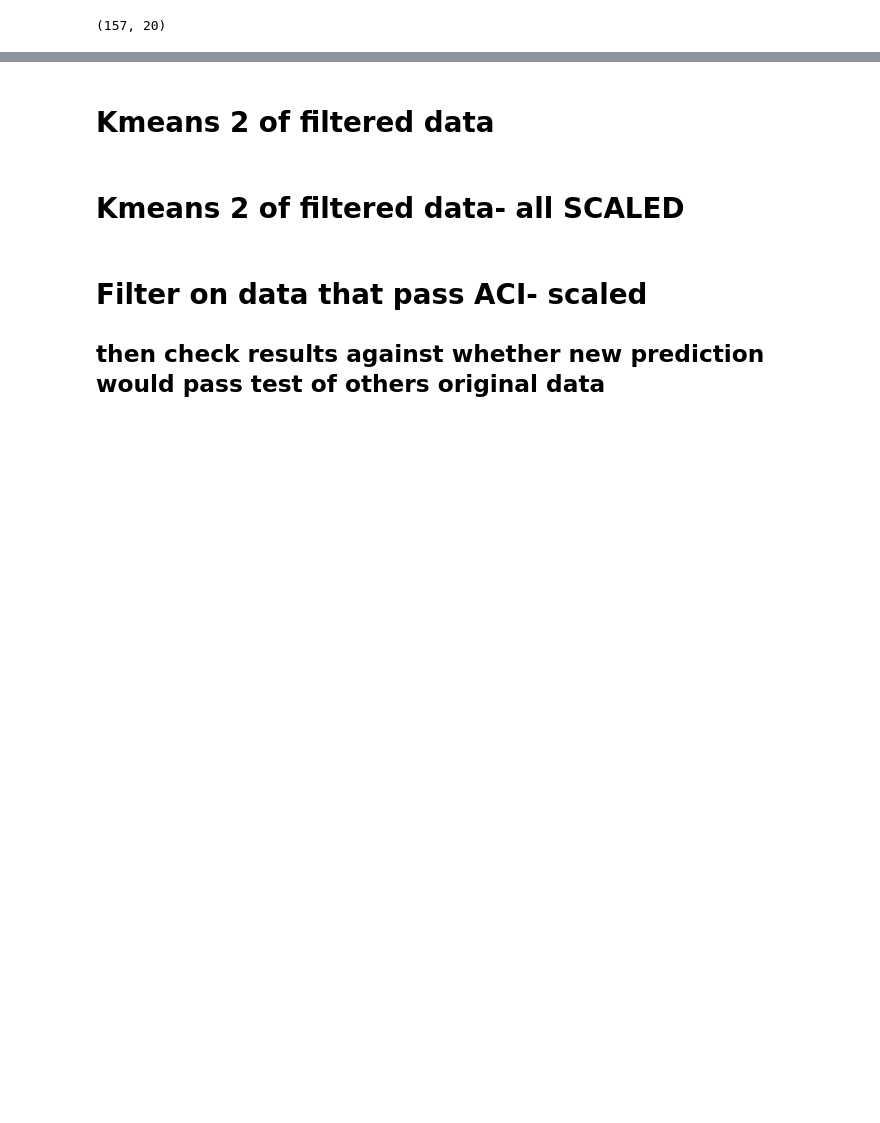
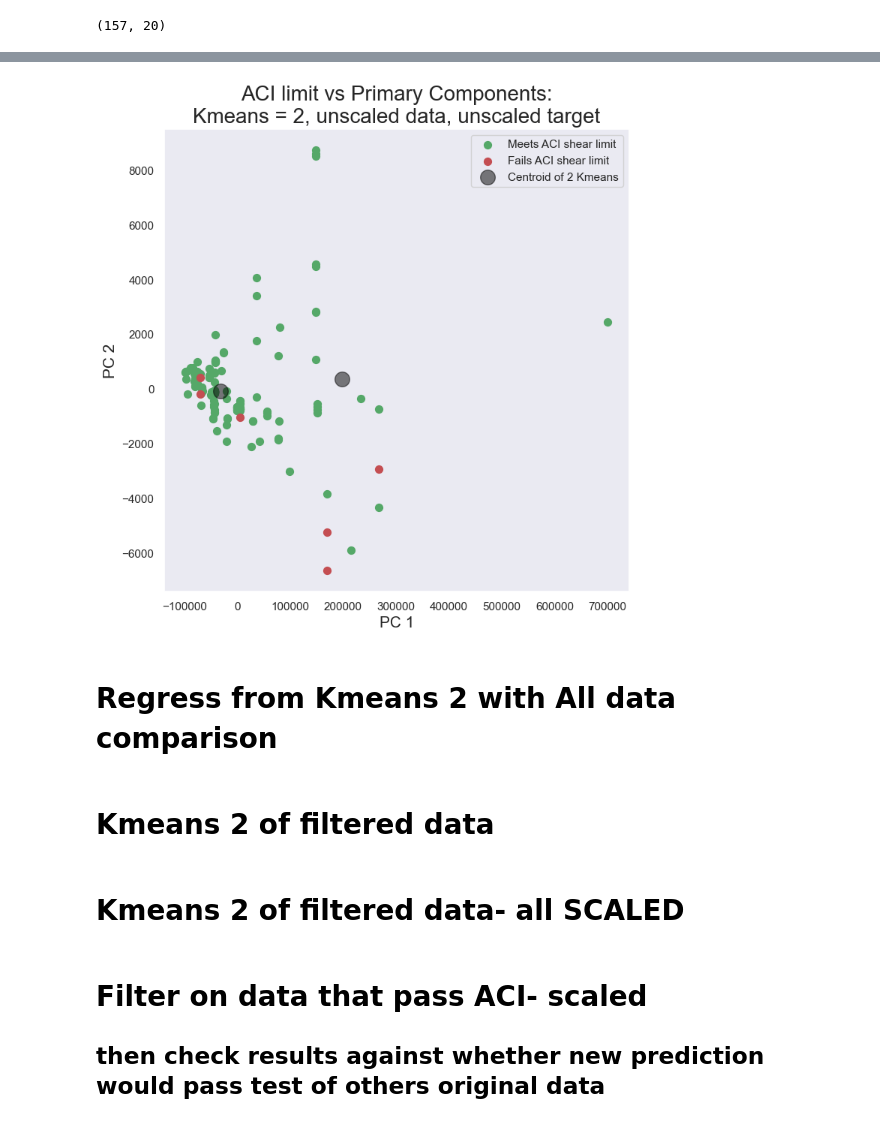
Before and after one commit to adomakor412/MSNT_Thesis_ML_CE, a Jupyter notebook: dfexp_prediction.ipynb, the cells around one changed output, grey strips where cells are left out. Cells and saved outputs as stored; diff of their text form; code cells hidden in the pictures; blank space fills up the shorter version.

```diff
--- a/dfexp_prediction.ipynb
+++ b/dfexp_prediction.ipynb
@@ -688,3 +717,52 @@ plt.savefig(f"ACI_limit_{n_component}_PCA_centroid_Comparison_2Kmeans.png")
+# %%
+PCA_col_20 = ['PC 1','PC 2','PC 3','PC 4','PC 5','PC 6','PC 7','PC 8', 'PC 9','PC 10',
+            'PC 11','PC 12','PC 13','PC 14','PC 15','PC 16','PC 17','PC 18','PC 19','PC 20']
+finalDF = pd.DataFrame(principalComponents, columns=PCA_col_20)
+
+Z=finalDF[['PC 1','PC 2']]
+X=finalDF[['PC 1']]
+Y=finalDF[['PC 2']]
+
+Z=finalDF[['PC 1','PC 2']]
+connectivity_centroid=KMeans(n_clusters=2)
+connectivity_centroid.fit(Z)
+y_kmeans = connectivity_centroid.predict(Z)
+# %%
+varTitle = "Kmeans = 2, unscaled data, unscaled target"
+x = dfexp[dfexp.columns[:-1]]
+
+fig = plt.figure(figsize = (8,8))
+ax = fig.add_subplot(1,1,1)
+ax.set_xlabel('PC 1', fontsize = 15)
+ax.set_ylabel('PC 2', fontsize = 15)
+ax.set_title(f'ACI limit vs Primary Components:\n{varTitle}', fontsize = 20)
+
+#targets = x['Target'].unique()
+targets = dfexp['Target'].unique()
+colors = ['g', 'r']
+for target, color in zip(targets,colors):
+    #indicesToKeep = x['Target'] == target
+    indicesToKeep = dfexp['Target'] == target
+    ax.scatter(finalDF.loc[finalDF.index[indicesToKeep], 'PC 1']
+               , finalDF.loc[finalDF.index[indicesToKeep], 'PC 2']
+               , c = color
+               , s = 50
+               #, alpha=0.5
+               )
+#ax.legend(['Fails ACI shear limit', 'Meets ACI shear limit'])
+ax.grid()
+
+centers = connectivity_centroid.cluster_centers_
+ax.scatter(centers[:, 0], centers[:, 1], c='black', s=200, alpha=0.5);
+#ax.scatter(centers[:, 0], centers[:, 1], c='purple', s=200, alpha=0.5);
+#ax.legend(['Fails ACI shear limit', 'Meets ACI shear limit','Centroids'])
+ax.legend(['Meets ACI shear limit','Fails ACI shear limit', 'Centroid of 2 Kmeans'])
+
+plt.savefig(f"ACI_limit_{varTitle}.png")
+# %% [output]
+[figure, added]
+# %% [markdown]
+# Regress from Kmeans 2 with All data comparison
 # %%
 #KMeans
 # %%
```
Also changed, not shown: parts of 15 cells of this notebook.
